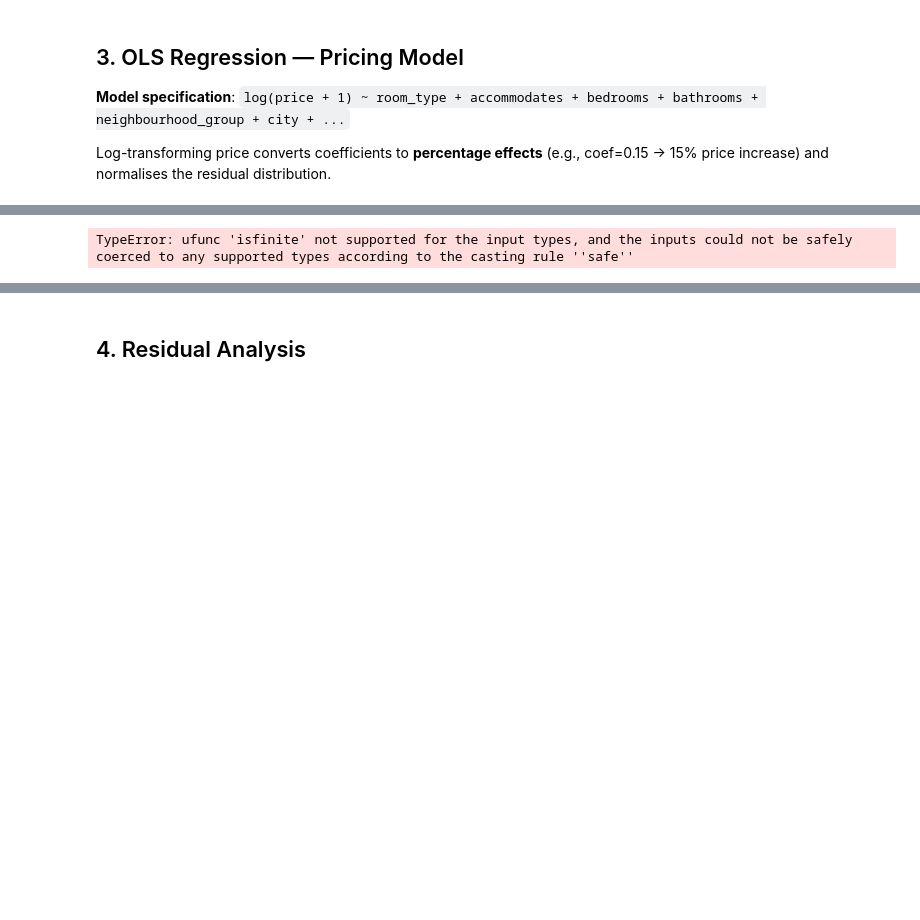
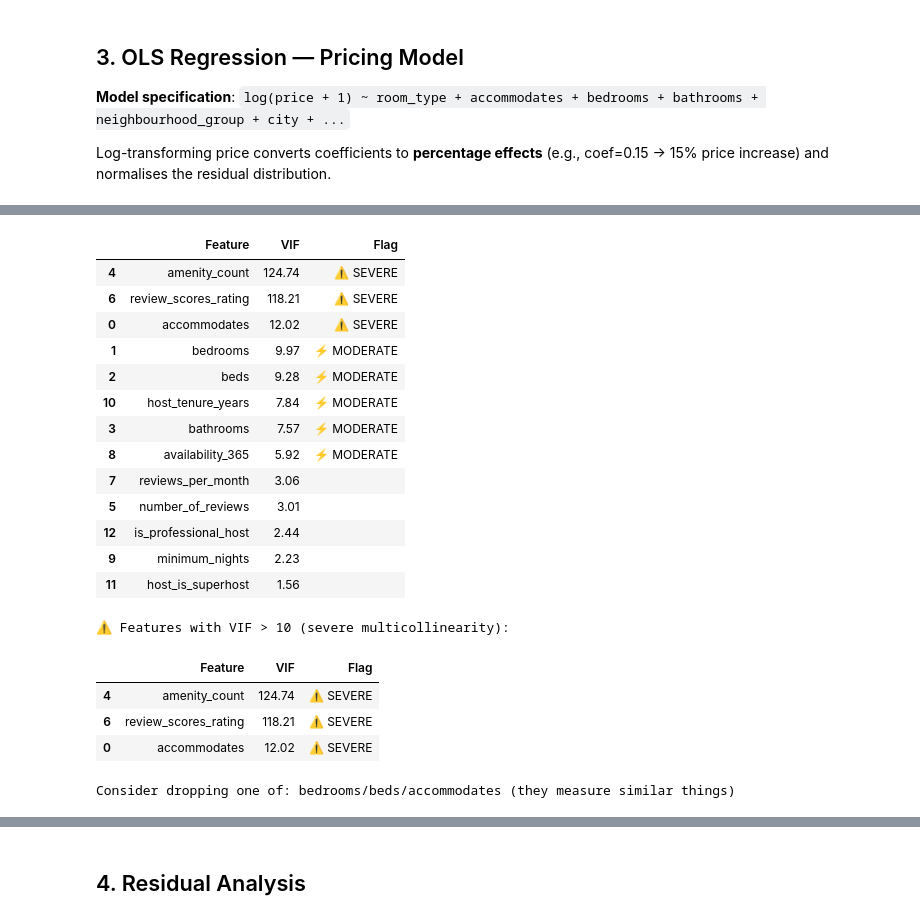
Before and after one commit to adith23/airbnb_market_intelligence, a Jupyter notebook: notebooks/statistics/02_correlation_regression.ipynb, the cells around one changed output, grey strips where cells are left out. Saved outputs shown, nothing was run; the diff lists cells and outputs as text; code cells hidden in the pictures; blank space fills up the shorter version.

```diff
--- a/notebooks/statistics/02_correlation_regression.ipynb
+++ b/notebooks/statistics/02_correlation_regression.ipynb
@@ -331,18 +331,37 @@ Features: ['accommodates', 'bedrooms', 'beds', 'bathrooms', 'amenity_count', 'nu
 # %%
 # ── VIF check (before fitting) ────────────────────────────────────
 # VIF on numeric features only (dummies are expected to correlate)
-vif_df = compute_vif(X[numeric_features + bool_features])
+vif_df = compute_vif(X[numeric_features + bool_features].astype(float))
 display(vif_df)
 
 high_vif = vif_df[vif_df["VIF"] > 10]
 if len(high_vif) > 0:
     print("\n⚠️ Features with VIF > 10 (severe multicollinearity):")
     display(high_vif)
     print("\nConsider dropping one of: bedrooms/beds/accommodates (they measure similar things)")
 else:
     print("\n✅ No severe multicollinearity detected (all VIF < 10)")
 # %% [output]
+|  | Feature | VIF | Flag |
+| 4 | amenity_count | 124.74 | ⚠️ SEVERE |
+| 6 | review_scores_rating | 118.21 | ⚠️ SEVERE |
+| 0 | accommodates | 12.02 | ⚠️ SEVERE |
+| 1 | bedrooms | 9.97 | ⚡ MODERATE |
+| 2 | beds | 9.28 | ⚡ MODERATE |
+| 10 | host_tenure_years | 7.84 | ⚡ MODERATE |
+| 3 | bathrooms | 7.57 | ⚡ MODERATE |
+| 8 | availability_365 | 5.92 | ⚡ MODERATE |
+| 7 | reviews_per_month | 3.06 |  |
+| 5 | number_of_reviews | 3.01 |  |
+| 12 | is_professional_host | 2.44 |  |
+| 9 | minimum_nights | 2.23 |  |
+| 11 | host_is_superhost | 1.56 |  |
-TypeError: ufunc 'isfinite' not supported for the input types, and the inputs could not be safely coerced to any supported types according to the casting rule ''safe''
+⚠️ Features with VIF > 10 (severe multicollinearity):
+|  | Feature | VIF | Flag |
+| 4 | amenity_count | 124.74 | ⚠️ SEVERE |
+| 6 | review_scores_rating | 118.21 | ⚠️ SEVERE |
+| 0 | accommodates | 12.02 | ⚠️ SEVERE |
+Consider dropping one of: bedrooms/beds/accommodates (they measure similar things)
 # %%
 # ── Fit OLS with log(price) ───────────────────────────────────────
 # Drop features with VIF > 10 if needed
```
Also changed, not shown: parts of 12 cells of this notebook, 10 other files.
